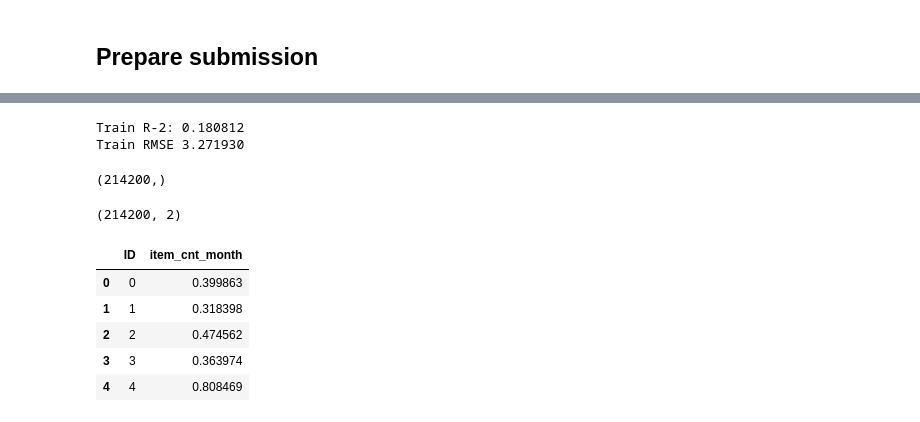
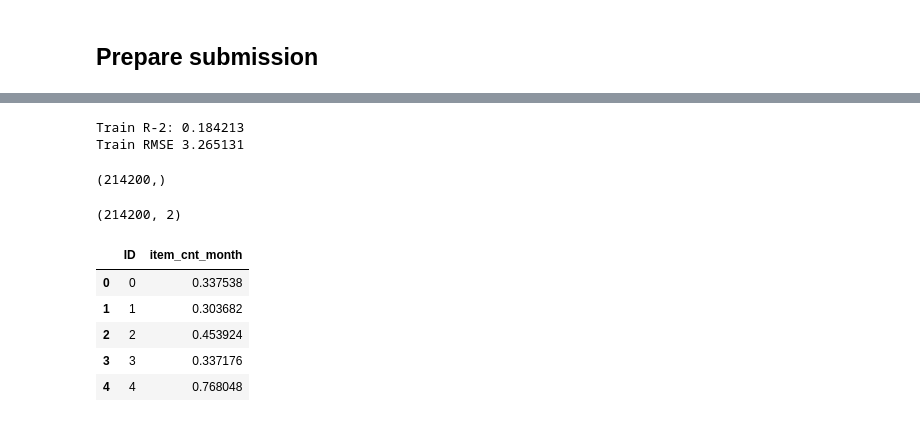
Before and after one commit to maviator/kaggle_coursera_course, a Jupyter notebook: script/MovingValidationPipeline.ipynb, the cells around one changed output, grey strips where cells are left out. Cells and saved outputs as stored; diff of their text form; code cells hidden in the pictures.

```diff
--- a/script/MovingValidationPipeline.ipynb
+++ b/script/MovingValidationPipeline.ipynb
@@ -9,8 +9,8 @@ import gc
 # %%
 #sales = pd.read_csv('../input/train.csv')
 #all_data = pd.read_csv('all_data.csv')
-all_data = pd.read_csv('../input/all_data_1_2_3_12_cat.csv')
-test = pd.read_csv('../input/test_1_2_3_12_cat.csv')
+all_data = pd.read_csv('../input/all_data_1_2_3_4_5_12_cat.csv')
+test = pd.read_csv('../input/test_1_2_3_4_5_12_cat.csv')
 #test = pd.read_csv('../input/test.csv')
 #items = pd.read_csv("../input/items.csv")
 #categories = pd.read_csv("../input/item_categories.csv")
@@ -182,6 +199,8 @@ cols_to_rename
+# %%
+cols_to_rename = ['target', 'target_item', 'target_shop']
 # %%
 # lag months: 1 = last month sales; 12 = last year same month sales
-shift_range = [1,2,3,12]
+shift_range = [1, 2, 3, 4, 5, 12]
 # %%
 from tqdm import tqdm_notebook
 # %%
@@ -196,7 +215,7 @@ for month_shift in tqdm_notebook(shift_range):
     train_shift = train_shift.rename(columns=foo)
 
     # Merge lag feature with train data
-    #all_data = pd.merge(all_data, train_shift, on=index_cols, how='left').fillna(0)
+    all_data = pd.merge(all_data, train_shift, on=index_cols, how='left').fillna(0)
 
     # Merge lag feature with test data
     test = pd.merge(test, train_shift, on=index_cols, how='left').fillna(0)
@@ -356,8 +411,8 @@ pred_test = model.predict(test)
 print('Train R-2: {0:f}'.format(r2_score(y_train_all, pred_train_all)))
 print('Train RMSE {0:f}'.format(np.sqrt(mean_squared_error(y_train_all, pred_train_all))))
 # %% [output]
-Train R-2: 0.180812
-Train RMSE 3.271930
+Train R-2: 0.184213
+Train RMSE 3.265131
 # %%
 pred_test.shape
 # %% [output]
@@ -371,13 +426,13 @@ for i in range(len(pred_test)):
 # %%
 test_submit = pd.DataFrame({'ID': test_id, 'item_cnt_month': pred_test})
 print test_submit.shape
-test_submit.to_csv('lgb_1_2_3_12_cat_delete_old.csv', index=False)
+test_submit.to_csv('lgb_1_2_3_4_5_12_cat_delete_old.csv', index=False)
 test_submit.head()
 # %% [output]
 (214200, 2)
 |  | ID | item_cnt_month |
-| 0 | 0 | 0.399863 |
-| 1 | 1 | 0.318398 |
-| 2 | 2 | 0.474562 |
-| 3 | 3 | 0.363974 |
-| 4 | 4 | 0.808469 |
+| 0 | 0 | 0.337538 |
+| 1 | 1 | 0.303682 |
+| 2 | 2 | 0.453924 |
+| 3 | 3 | 0.337176 |
+| 4 | 4 | 0.768048 |
```
Also changed, not shown: parts of 7 cells of this notebook, 1 other file.
